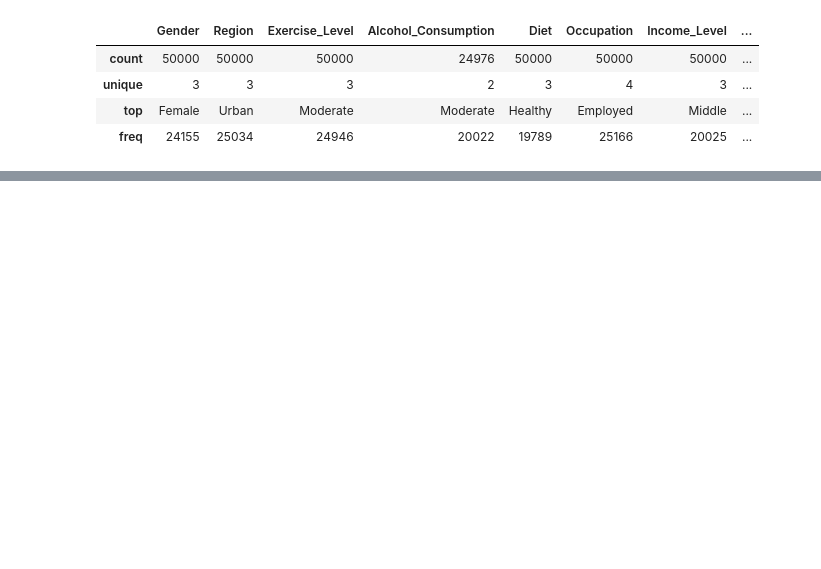
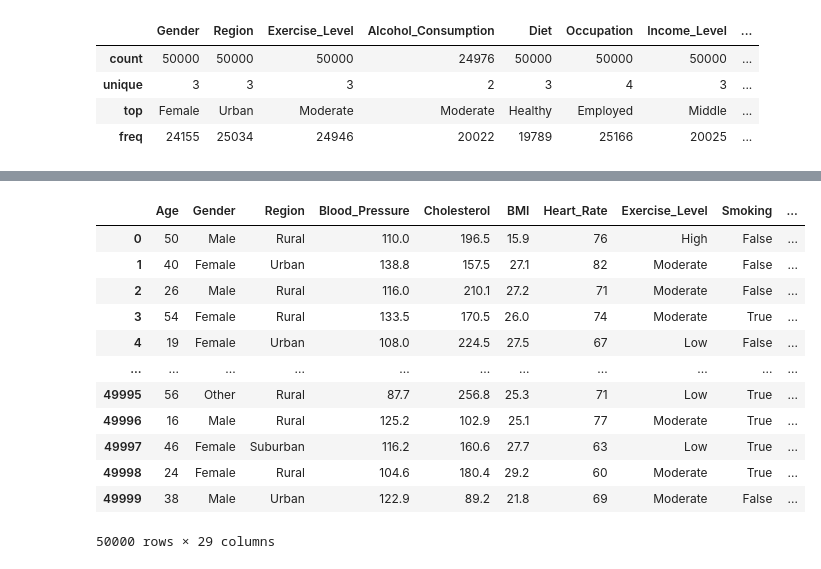
Before and after one commit to crissyro/kaggle_projects, a Jupyter notebook: notebooks/heart_attack_russian.ipynb, the cells around one changed output, grey strips where cells are left out. Drawn from its saved outputs; the diff is of its cells as text; code cells hidden in the pictures; blank space fills up the shorter version.

```diff
--- a/notebooks/heart_attack_russian.ipynb
+++ b/notebooks/heart_attack_russian.ipynb
@@ -73,0 +85,17 @@ df.describe(include='object')
+# %%
+df = df.drop('ID', axis=1)
+df
+# %% [output]
+|  | Age | Gender | Region | Blood_Pressure | Cholesterol | BMI | Heart_Rate | Exercise_Level | Smoking | ... |
+| 0 | 50 | Male | Rural | 110.0 | 196.5 | 15.9 | 76 | High | False | ... |
+| 1 | 40 | Female | Urban | 138.8 | 157.5 | 27.1 | 82 | Moderate | False | ... |
+| 2 | 26 | Male | Rural | 116.0 | 210.1 | 27.2 | 71 | Moderate | False | ... |
+| 3 | 54 | Female | Rural | 133.5 | 170.5 | 26.0 | 74 | Moderate | True | ... |
+| 4 | 19 | Female | Urban | 108.0 | 224.5 | 27.5 | 67 | Low | False | ... |
+| ... | ... | ... | ... | ... | ... | ... | ... | ... | ... | ... |
+| 49995 | 56 | Other | Rural | 87.7 | 256.8 | 25.3 | 71 | Low | True | ... |
+| 49996 | 16 | Male | Rural | 125.2 | 102.9 | 25.1 | 77 | Moderate | True | ... |
+| 49997 | 46 | Female | Suburban | 116.2 | 160.6 | 27.7 | 63 | Low | True | ... |
+| 49998 | 24 | Female | Rural | 104.6 | 180.4 | 29.2 | 60 | Moderate | True | ... |
+| 49999 | 38 | Male | Urban | 122.9 | 89.2 | 21.8 | 69 | Moderate | False | ... |
+50000 rows × 29 columns
```
Also changed, not shown: parts of 4 cells of this notebook.
